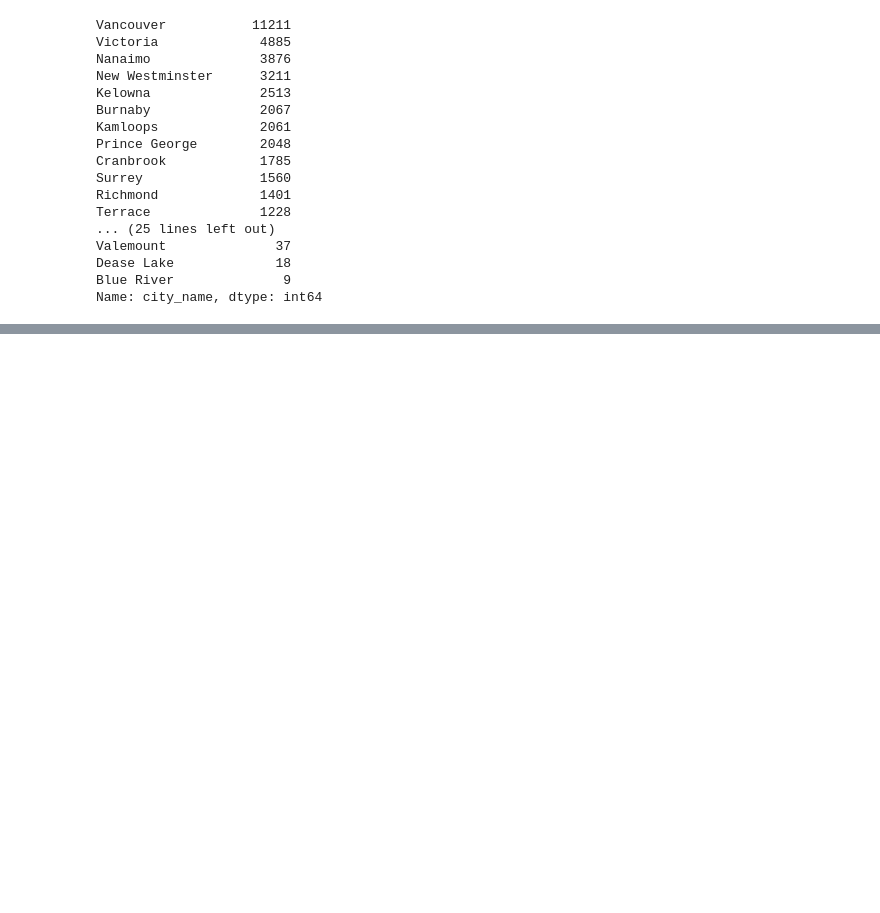
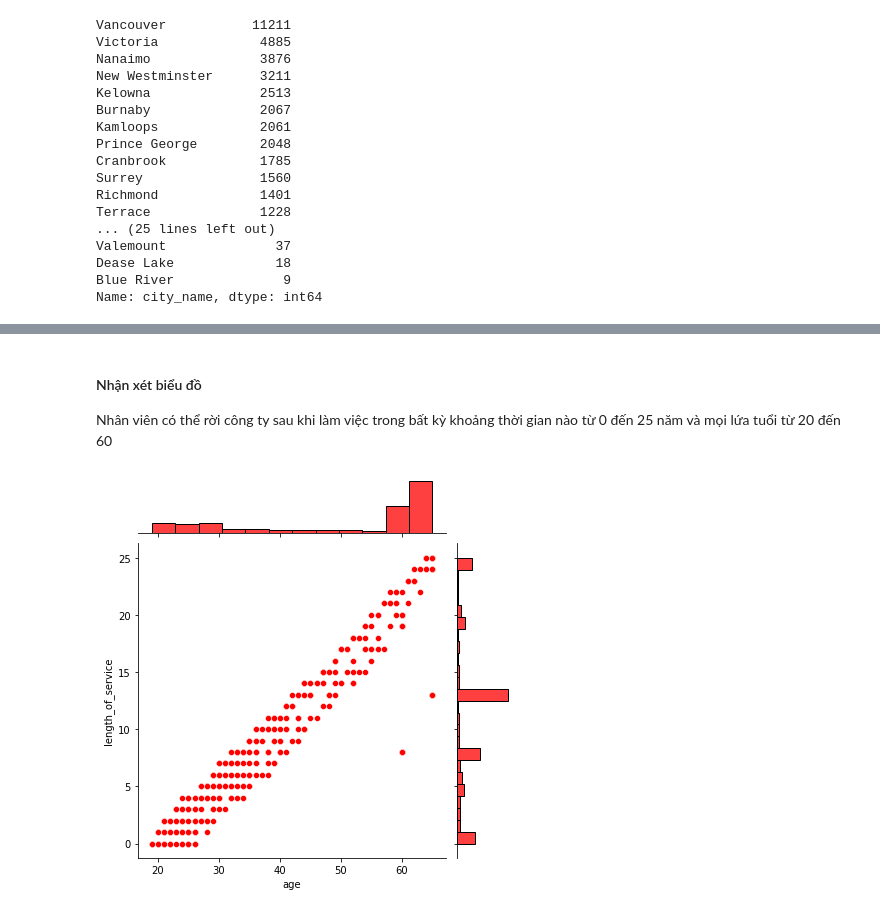
Before and after one commit to c1kk/DSS_Termination, a Jupyter notebook: DSS_Project.ipynb, the cells around one changed output, grey strips where cells are left out. Cells and saved outputs as stored; diff of their text form; code cells hidden in the pictures; blank space fills up the shorter version.

```diff
--- a/DSS_Project.ipynb
+++ b/DSS_Project.ipynb
@@ -305,0 +376,8 @@ city_population_2011 = { 'Vancouver':2313328,
+# %% [markdown]
+#### Nhận xét biểu đồ
+Nhân viên có thể rời công ty sau khi làm việc trong bất kỳ khoảng thời gian nào từ 0 đến 25 năm và mọi lứa tuổi từ 20 đến 60
+# %%
+# Đánh giá kỹ hơn về vấn đề độ tuổi và thời gian làm lên việc chấm dứt hợp đồng của nhân viên
+gr = sns.jointplot(out_company.age, out_company.length_of_service, color='r')
+# %% [output]
+[figure, added]
```
Also changed, not shown: parts of 26 cells of this notebook, 1 other file.
